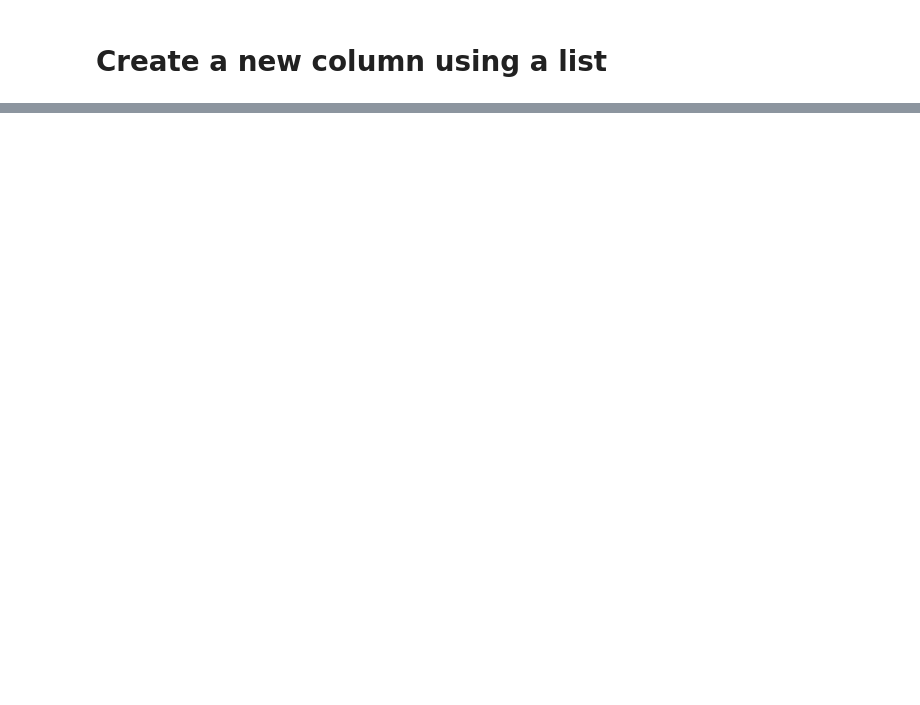
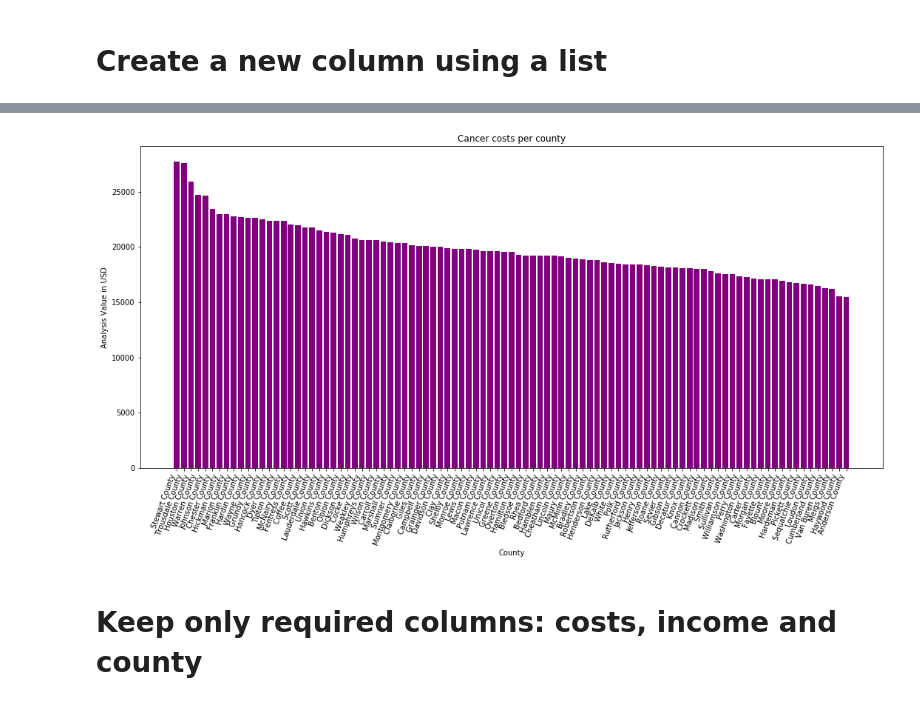
Before and after one commit to nehasawhney/vanderbilt-data-essentials-cohort-2, a Jupyter notebook: HealthCareCostAnalysis_DSE_Module_Project.ipynb, the cells around one changed output, grey strips where cells are left out. Drawn from its saved outputs; the diff is of its cells as text; code cells hidden in the pictures; blank space fills up the shorter version.

```diff
--- a/HealthCareCostAnalysis_DSE_Module_Project.ipynb
+++ b/HealthCareCostAnalysis_DSE_Module_Project.ipynb
@@ -434,0 +529,14 @@ income_county_agg.head()
+# %%
+cancer_costs_df_OnlyTN = cancer_costs_df_OnlyTN.sort_values(by = "analysis_value", ascending = False)
+
+plt.figure(figsize=(18,8))
+plt.bar("county", "analysis_value", data = cancer_costs_df_OnlyTN, color= "purple")
+plt.xticks(rotation = 70, ha= "right")
+plt.title("Cancer costs per county")
+plt.xlabel("County")
+plt.ylabel("Analysis Value in USD")
+plt.show()
+# %% [output]
+[figure, added]
+# %% [markdown]
+# Keep only required columns: costs, income and county
```
Also changed, not shown: parts of 148 cells of this notebook.
